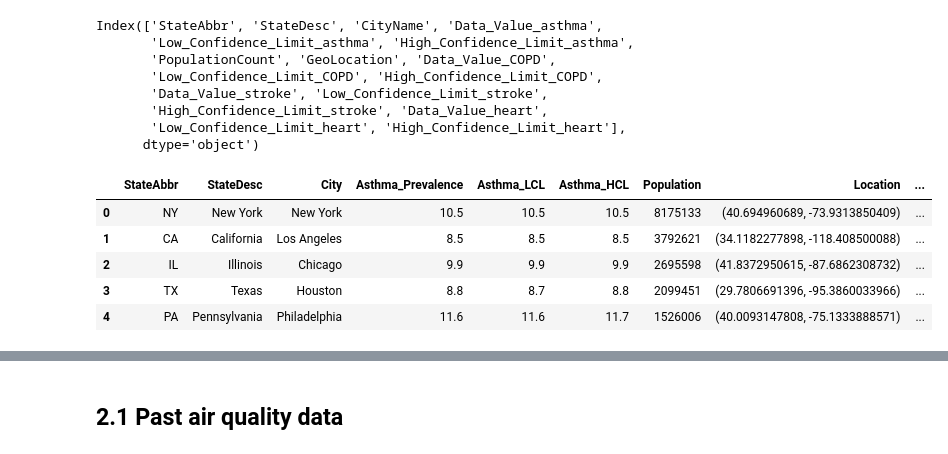
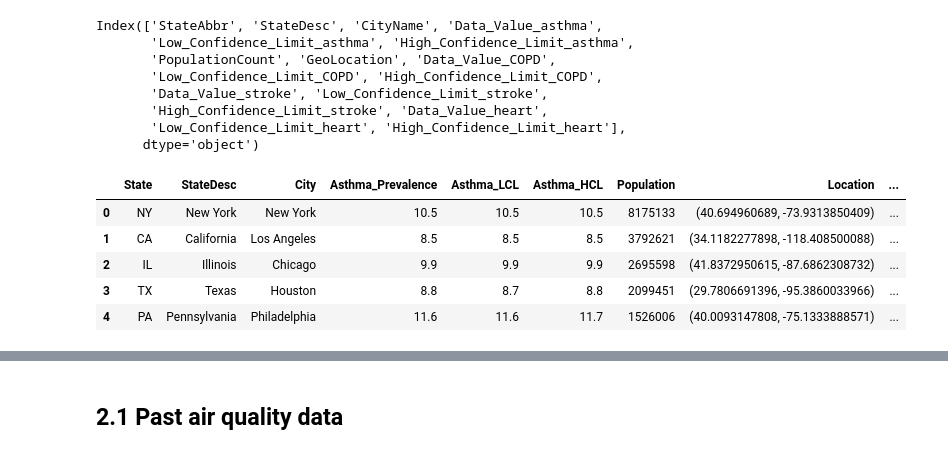
Before and after one commit to robeaseab/Air-Quality-and-Disease, a Jupyter notebook: disease.ipynb, the cells around one changed output, grey strips where cells are left out. Saved outputs shown, nothing was run; the diff lists cells and outputs as text; code cells hidden in the pictures.

```diff
--- a/disease.ipynb
+++ b/disease.ipynb
@@ -92,6 +93,3 @@ asthma_2016_df.head()
 | 4112 | AL | Alabama | Huntsville | 9.5 | 9.4 | 9.6 | ... |
 | 6031 | AL | Alabama | Mobile | 9.9 | 9.8 | 10.0 | ... |
 | 8160 | AL | Alabama | Montgomery | 10.3 | 10.2 | 10.4 | ... |
-# %%
-asthma_2016_df.reset_index(drop=True, inplace=True)
-asthma_2016_df.head()
@@ -127,6 +118,3 @@ COPD_2016_df.head()
 | 4443 | AL | Huntsville | 7.4 | 7.3 | 7.6 |
 | 6430 | AL | Mobile | 8.2 | 8.1 | 8.4 |
 | 8477 | AL | Montgomery | 8.2 | 8.1 | 8.4 |
-# %%
-COPD_2016_df.reset_index(drop=True, inplace=True)
-COPD_2016_df.head()
@@ -162,6 +143,3 @@ stroke_2016_df.head()
 | 5419 | AL | Huntsville | 3.3 | 3.3 | 3.4 |
 | 7621 | AL | Mobile | 4.2 | 4.2 | 4.3 |
 | 9417 | AL | Montgomery | 4.2 | 4.2 | 4.3 |
-# %%
-stroke_2016_df.reset_index(drop=True, inplace=True)
-stroke_2016_df.head()
@@ -265,15 +237,14 @@ Index(['StateAbbr', 'StateDesc', 'CityName', 'Data_Value_asthma',
        'Low_Confidence_Limit_heart', 'High_Confidence_Limit_heart'],
       dtype='object')
 # %%
-# rename the columns
-
-disease_2016_df.columns = ['StateAbbr', 'StateDesc', 'City',
+# rename the columns (High_Confidence_Limit to HCL, Low_Confidence_Limit to LCL)
+disease_2016_df.columns = ['State', 'StateDesc', 'City',
                            'Asthma_Prevalence','Asthma_LCL', 'Asthma_HCL','Population', 'Location',
                            'COPD_Prevalence','COPD_LCL', 'COPD_HCL','Stroke_Prevalence', 'Stroke_LCL',
                            'Stroke_HCL', 'Heart_Prevalence','Heart_LCL', 'Heart_HCL']
 disease_2016_df.head()
 # %% [output]
-|  | StateAbbr | StateDesc | City | Asthma_Prevalence | Asthma_LCL | Asthma_HCL | Population | Location | ... |
+|  | State | StateDesc | City | Asthma_Prevalence | Asthma_LCL | Asthma_HCL | Population | Location | ... |
 | 0 | NY | New York | New York | 10.5 | 10.5 | 10.5 | 8175133 | (40.694960689, -73.9313850409) | ... |
 | 1 | CA | California | Los Angeles | 8.5 | 8.5 | 8.5 | 3792621 | (34.1182277898, -118.408500088) | ... |
 | 2 | IL | Illinois | Chicago | 9.9 | 9.9 | 9.9 | 2695598 | (41.8372950615, -87.6862308732) | ... |
```
Also changed, not shown: parts of 16 cells of this notebook.
